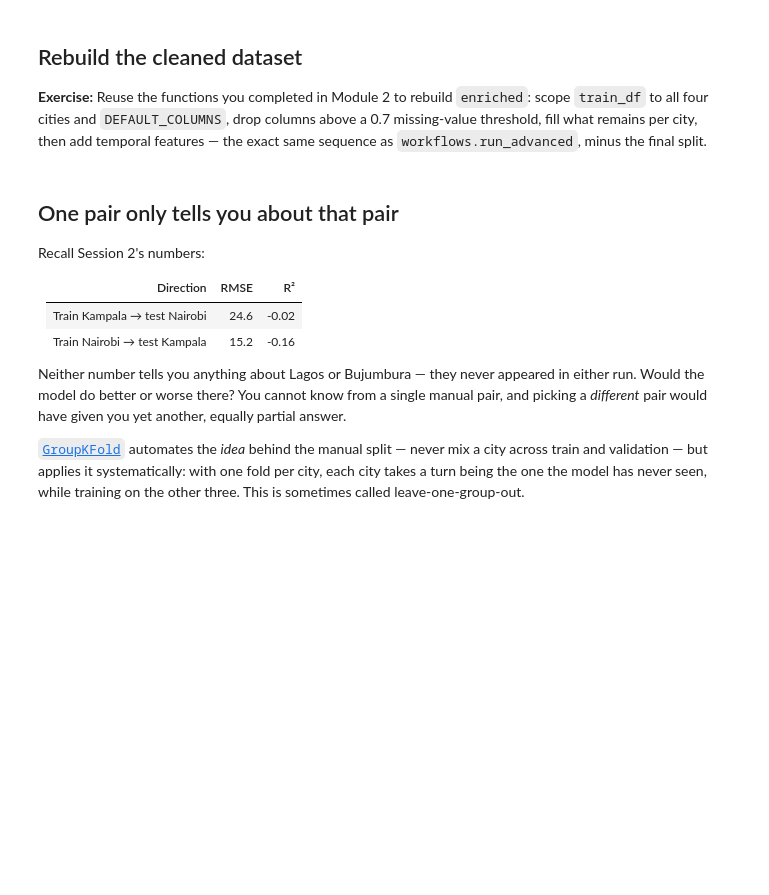
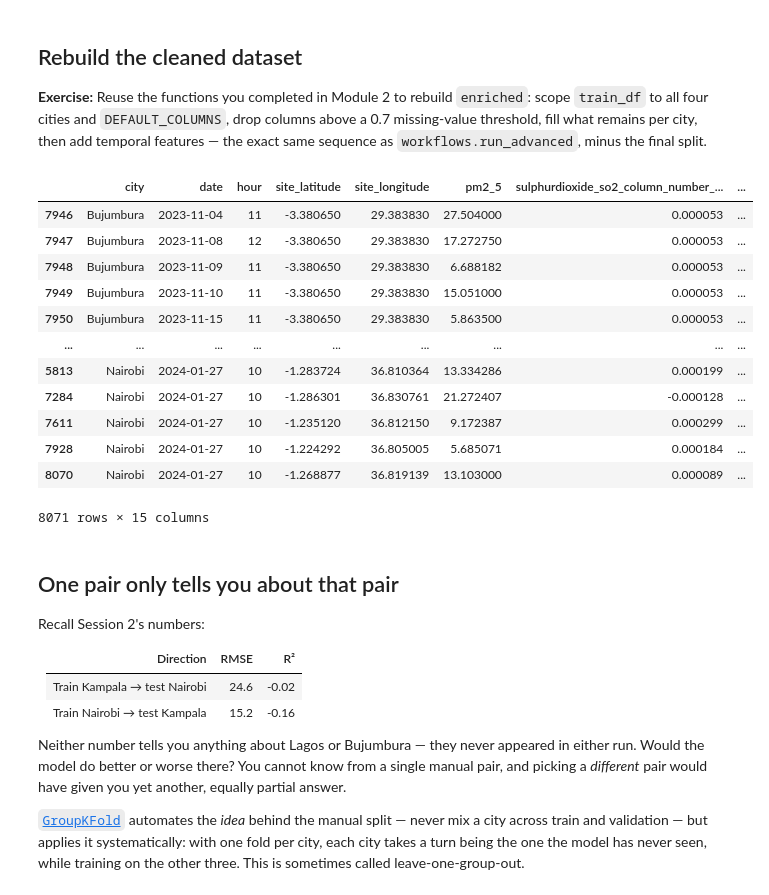
Before and after one commit to AlexisClaude/air_quality, a Jupyter notebook: notebooks/session3/03_group_kfold_evaluation.ipynb, the cells around one changed output. Drawn from its saved outputs; the diff is of its cells as text; code cells hidden in the pictures; blank space fills up the shorter version.

Commit message:
feat(module_3): implement GroupKFold evaluation notebook

```diff
--- a/notebooks/session3/03_group_kfold_evaluation.ipynb
+++ b/notebooks/session3/03_group_kfold_evaluation.ipynb
@@ -13,6 +13,49 @@
 **Exercise:** Reuse the functions you completed in Module 2 to rebuild `enriched`: scope `train_df` to all four cities and `DEFAULT_COLUMNS`, drop columns above a 0.7 missing-value threshold, fill what remains per city, then add temporal features — the exact same sequence as `workflows.run_advanced`, minus the final split.
 # %%
 # TODO: rebuild enriched, reusing the Module 2 functions you already completed
+from pathlib import Path
+import sys
+
+# Make the project's src/ package importable even if Jupyter starts in another folder/kernel.
+for candidate in (Path.cwd().resolve(), *Path.cwd().resolve().parents):
+    if (candidate / "src" / "air_quality").is_dir():
+        sys.path.insert(0, str(candidate / "src"))
+        break
+
+import pandas as pd
+from sklearn.linear_model import LinearRegression
+
+from air_quality import data, evaluation, features
+from air_quality.workflows import DEFAULT_COLUMNS
+
+ALL_CITIES = ["Kampala", "Nairobi", "Lagos", "Bujumbura"]
+
+train_df, _ = data.load_datasets()
+scoped = data.restrict_to_scope(train_df, ALL_CITIES, DEFAULT_COLUMNS)
+
+columns_to_drop = data.columns_above_missing_threshold(scoped, threshold=0.7)
+cleaned = data.drop_columns(scoped, columns_to_drop)
+
+fillable_columns = [col for col in cleaned.columns if col not in ("city", "date")]
+cleaned = data.fill_missing_by_city(cleaned, fillable_columns)
+
+enriched = features.add_temporal_features(cleaned)
+feature_cols = features.feature_columns(enriched)
+enriched
+# %% [output]
+|  | city | date | hour | site_latitude | site_longitude | pm2_5 | sulphurdioxide_so2_column_number_... | ... |
+| 7946 | Bujumbura | 2023-11-04 | 11 | -3.380650 | 29.383830 | 27.504000 | 0.000053 | ... |
+| 7947 | Bujumbura | 2023-11-08 | 12 | -3.380650 | 29.383830 | 17.272750 | 0.000053 | ... |
+| 7948 | Bujumbura | 2023-11-09 | 11 | -3.380650 | 29.383830 | 6.688182 | 0.000053 | ... |
+| 7949 | Bujumbura | 2023-11-10 | 11 | -3.380650 | 29.383830 | 15.051000 | 0.000053 | ... |
+| 7950 | Bujumbura | 2023-11-15 | 11 | -3.380650 | 29.383830 | 5.863500 | 0.000053 | ... |
+| ... | ... | ... | ... | ... | ... | ... | ... | ... |
+| 5813 | Nairobi | 2024-01-27 | 10 | -1.283724 | 36.810364 | 13.334286 | 0.000199 | ... |
+| 7284 | Nairobi | 2024-01-27 | 10 | -1.286301 | 36.830761 | 21.272407 | -0.000128 | ... |
+| 7611 | Nairobi | 2024-01-27 | 10 | -1.235120 | 36.812150 | 9.172387 | 0.000299 | ... |
+| 7928 | Nairobi | 2024-01-27 | 10 | -1.224292 | 36.805005 | 5.685071 | 0.000184 | ... |
+| 8070 | Nairobi | 2024-01-27 | 10 | -1.268877 | 36.819139 | 13.103000 | 0.000089 | ... |
+8071 rows × 15 columns
 # %% [markdown]
 ## One pair only tells you about that pair
 
```
Also changed, not shown: parts of 2 cells of this notebook.
